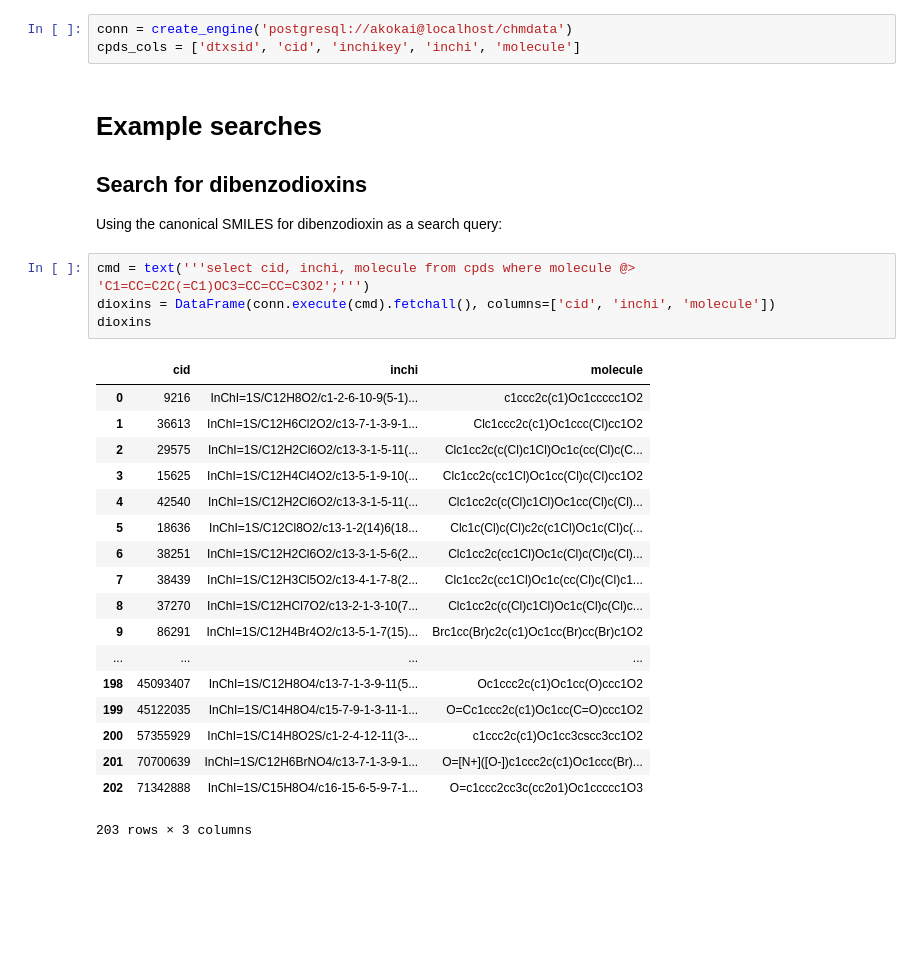
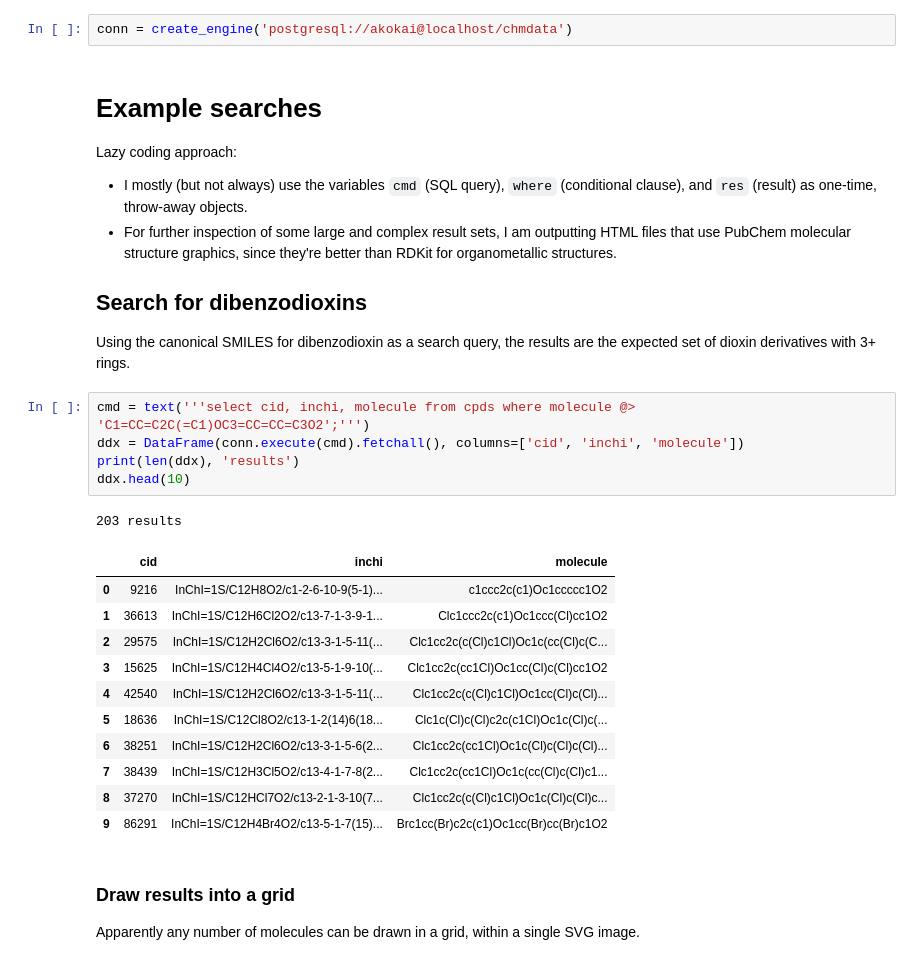
Before and after one commit to akokai/commongroups-archived, a Jupyter notebook: notebooks/Chemical database searching.ipynb, the cells around one changed output. Drawn from its saved outputs; the diff is of its cells as text; blank space fills up the shorter version.

Commit message:
Some work on (in)organic queries and HTML output

```diff
--- a/notebooks/Chemical database searching.ipynb
+++ b/notebooks/Chemical database searching.ipynb
@@ -10,32 +19,34 @@ from sqlalchemy.sql import text
 # %%
 conn = create_engine('postgresql://akokai@localhost/chmdata')
-cpds_cols = ['dtxsid', 'cid', 'inchikey', 'inchi', 'molecule']
-# %% [markdown]
-# Example searches
-
-## Search for dibenzodioxins
-
-Using the canonical SMILES for dibenzodioxin as a search query:
+# %% [markdown]
+# Example searches
+
+Lazy coding approach:
+- I mostly (but not always) use the variables `cmd` (SQL query), `where` (conditional clause), and `res` (result) as one-time, throw-away objects.
+- For further inspection of some large and complex result sets, I am outputting HTML files that use PubChem molecular structure graphics, since they're better than RDKit for organometallic structures.
+
+## Search for dibenzodioxins
+
+Using the canonical SMILES for dibenzodioxin as a search query, the results are the expected set of dioxin derivatives with 3+ rings.
 # %%
 cmd = text('''select cid, inchi, molecule from cpds where molecule @> 'C1=CC=C2C(=C1)OC3=CC=CC=C3O2';''')
-dioxins = DataFrame(conn.execute(cmd).fetchall(), columns=['cid', 'inchi', 'molecule'])
-dioxins
+ddx = DataFrame(conn.execute(cmd).fetchall(), columns=['cid', 'inchi', 'molecule'])
+print(len(ddx), 'results')
+ddx.head(10)
 # %% [output]
+203 results
 |  | cid | inchi | molecule |
 | 0 | 9216 | InChI=1S/C12H8O2/c1-2-6-10-9(5-1)... | c1ccc2c(c1)Oc1ccccc1O2 |
 | 1 | 36613 | InChI=1S/C12H6Cl2O2/c13-7-1-3-9-1... | Clc1ccc2c(c1)Oc1ccc(Cl)cc1O2 |
 | 2 | 29575 | InChI=1S/C12H2Cl6O2/c13-3-1-5-11(... | Clc1cc2c(c(Cl)c1Cl)Oc1c(cc(Cl)c(C... |
 | 3 | 15625 | InChI=1S/C12H4Cl4O2/c13-5-1-9-10(... | Clc1cc2c(cc1Cl)Oc1cc(Cl)c(Cl)cc1O2 |
 | 4 | 42540 | InChI=1S/C12H2Cl6O2/c13-3-1-5-11(... | Clc1cc2c(c(Cl)c1Cl)Oc1cc(Cl)c(Cl)... |
 | 5 | 18636 | InChI=1S/C12Cl8O2/c13-1-2(14)6(18... | Clc1c(Cl)c(Cl)c2c(c1Cl)Oc1c(Cl)c(... |
 | 6 | 38251 | InChI=1S/C12H2Cl6O2/c13-3-1-5-6(2... | Clc1cc2c(cc1Cl)Oc1c(Cl)c(Cl)c(Cl)... |
 | 7 | 38439 | InChI=1S/C12H3Cl5O2/c13-4-1-7-8(2... | Clc1cc2c(cc1Cl)Oc1c(cc(Cl)c(Cl)c1... |
 | 8 | 37270 | InChI=1S/C12HCl7O2/c13-2-1-3-10(7... | Clc1cc2c(c(Cl)c1Cl)Oc1c(Cl)c(Cl)c... |
 | 9 | 86291 | InChI=1S/C12H4Br4O2/c13-5-1-7(15)... | Brc1cc(Br)c2c(c1)Oc1cc(Br)cc(Br)c1O2 |
-| ... | ... | ... | ... |
-| 198 | 45093407 | InChI=1S/C12H8O4/c13-7-1-3-9-11(5... | Oc1ccc2c(c1)Oc1cc(O)ccc1O2 |
-| 199 | 45122035 | InChI=1S/C14H8O4/c15-7-9-1-3-11-1... | O=Cc1ccc2c(c1)Oc1cc(C=O)ccc1O2 |
-| 200 | 57355929 | InChI=1S/C14H8O2S/c1-2-4-12-11(3-... | c1ccc2c(c1)Oc1cc3cscc3cc1O2 |
-| 201 | 70700639 | InChI=1S/C12H6BrNO4/c13-7-1-3-9-1... | O=[N+]([O-])c1ccc2c(c1)Oc1ccc(Br)... |
-| 202 | 71342888 | InChI=1S/C15H8O4/c16-15-6-5-9-7-1... | O=c1ccc2cc3c(cc2o1)Oc1ccccc1O3 |
-203 rows × 3 columns
+# %% [markdown]
+### Draw results into a grid
+
+Apparently any number of molecules can be drawn in a grid, within a single SVG image.
```
Also changed, not shown: parts of 25 cells of this notebook, 1 other file.
